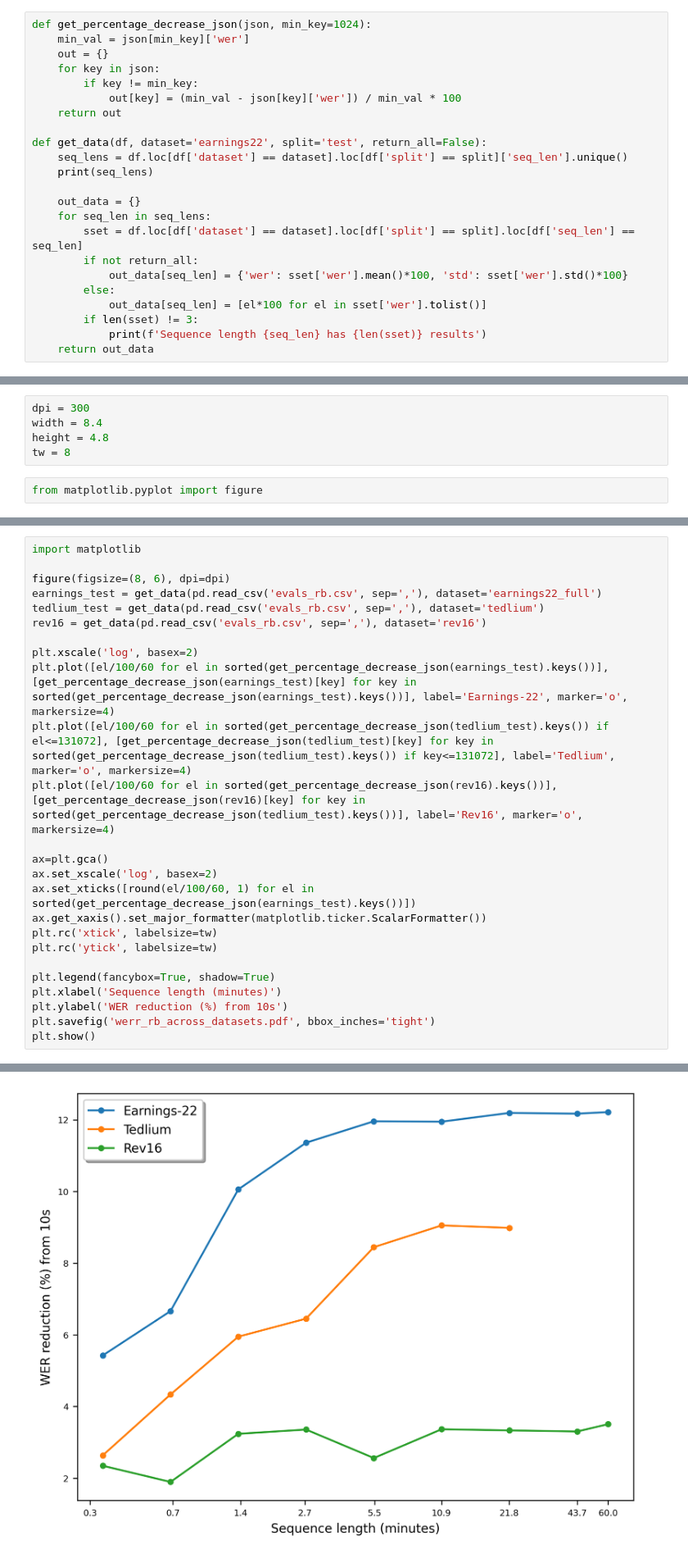
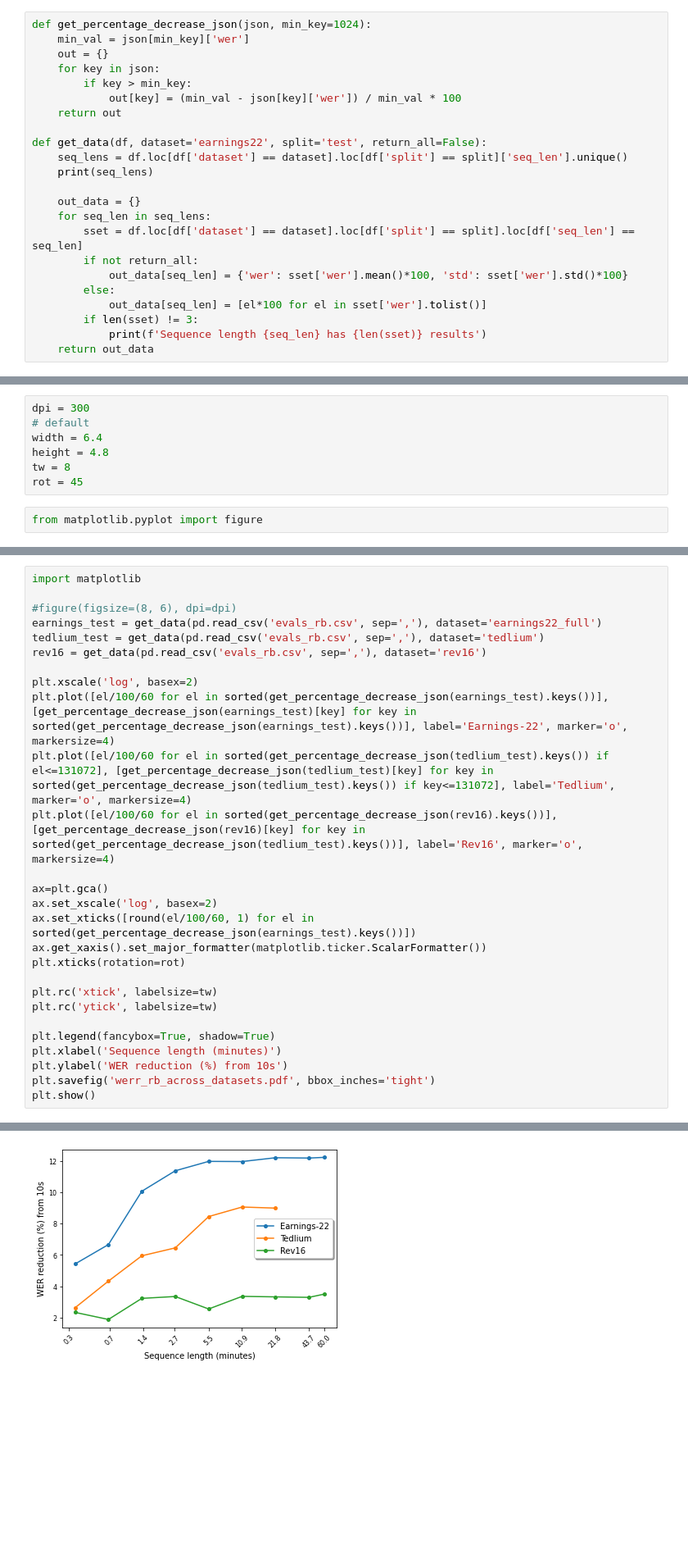
Before and after one commit to robflynnyh/long-context-asr, a Jupyter notebook: eval/results/eval.ipynb, the cells around one changed output, grey strips where cells are left out. Shown at 82% size. Cells and saved outputs as stored; diff of their text form; blank space fills up the shorter version.

```diff
--- a/eval/results/eval.ipynb
+++ b/eval/results/eval.ipynb
@@ -3,7 +3,7 @@ def get_percentage_decrease_json(json, min_key=1024):
     min_val = json[min_key]['wer']
     out = {}
     for key in json:
-        if key != min_key:
+        if key > min_key:
             out[key] = (min_val - json[key]['wer']) / min_val * 100
     return out
 
@@ -30,8 +30,10 @@ def get_data(df, dataset='earnings22', split='test', return_all=False):
 import pandas as pd, matplotlib.pyplot as plt, numpy as np
 # %%
 dpi = 300
-width = 8.4
+# default
+width = 6.4
 height = 4.8
 tw = 8
+rot = 45
 # %%
 from matplotlib.pyplot import figure
@@ -140,30 +187,32 @@ get_percentage_decrease_json(earnings_test)
 # %%
 import matplotlib
 
-figure(figsize=(8, 6), dpi=dpi)
+#figure(figsize=(8, 6), dpi=dpi)
 earnings_test = get_data(pd.read_csv('evals_rb.csv', sep=','), dataset='earnings22_full')
 tedlium_test = get_data(pd.read_csv('evals_rb.csv', sep=','), dataset='tedlium')
 rev16 = get_data(pd.read_csv('evals_rb.csv', sep=','), dataset='rev16')
 
 plt.xscale('log', basex=2)
 plt.plot([el/100/60 for el in sorted(get_percentage_decrease_json(earnings_test).keys())], [get_percentage_decrease_json(earnings_test)[key] for key in sorted(get_percentage_decrease_json(earnings_test).keys())], label='Earnings-22', marker='o', markersize=4)
 plt.plot([el/100/60 for el in sorted(get_percentage_decrease_json(tedlium_test).keys()) if el<=131072], [get_percentage_decrease_json(tedlium_test)[key] for key in sorted(get_percentage_decrease_json(tedlium_test).keys()) if key<=131072], label='Tedlium', marker='o', markersize=4)
 plt.plot([el/100/60 for el in sorted(get_percentage_decrease_json(rev16).keys())], [get_percentage_decrease_json(rev16)[key] for key in sorted(get_percentage_decrease_json(tedlium_test).keys())], label='Rev16', marker='o', markersize=4)
 
 ax=plt.gca()
 ax.set_xscale('log', basex=2)
 ax.set_xticks([round(el/100/60, 1) for el in sorted(get_percentage_decrease_json(earnings_test).keys())])
 ax.get_xaxis().set_major_formatter(matplotlib.ticker.ScalarFormatter())
+plt.xticks(rotation=rot)
+
 plt.rc('xtick', labelsize=tw)
 plt.rc('ytick', labelsize=tw)
 
 plt.legend(fancybox=True, shadow=True)
 plt.xlabel('Sequence length (minutes)')
 plt.ylabel('WER reduction (%) from 10s')
 plt.savefig('werr_rb_across_datasets.pdf', bbox_inches='tight')
 plt.show()
 # %% [output]
 [  1024   2048   4096   8192  16384  32768  65536 131072 262144 360000]
 [  4096   8192  16384  32768  65536 360000   2048 131072   1024 262144]
 [  4096   8192  16384  32768  65536 360000   2048 131072   1024 262144]
-[figure, old version]
+[figure, new version]
```
Also changed, not shown: parts of 43 cells of this notebook, 33 other files.
